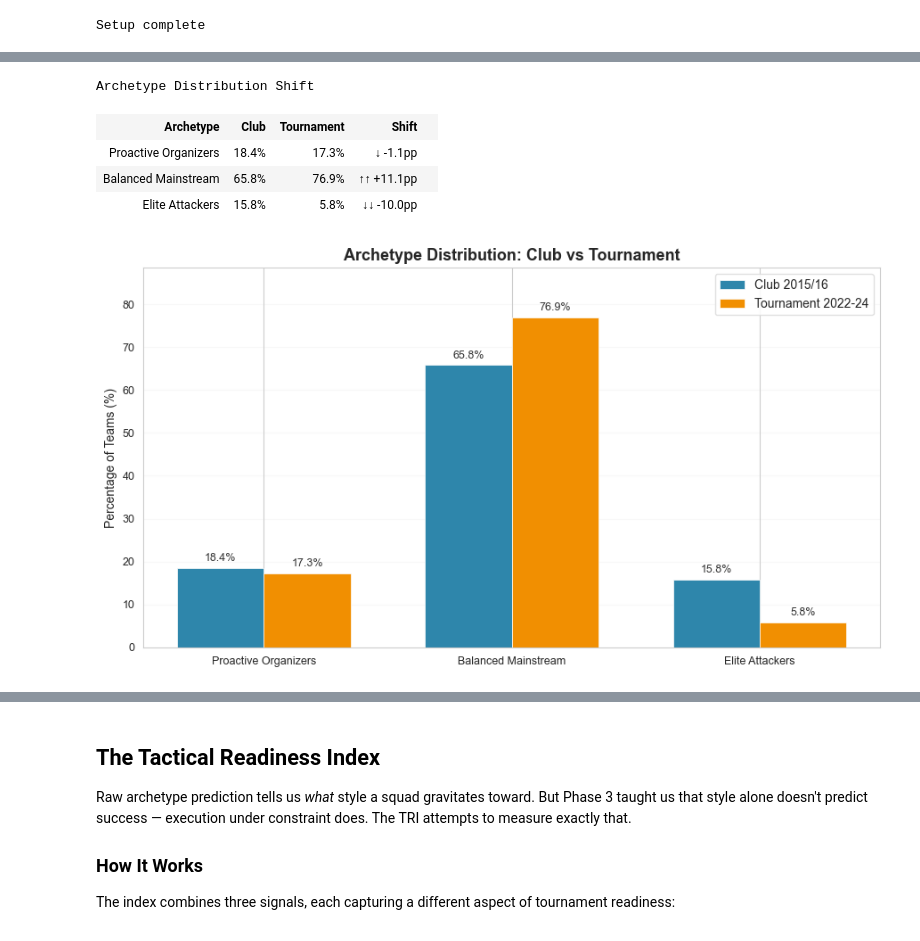
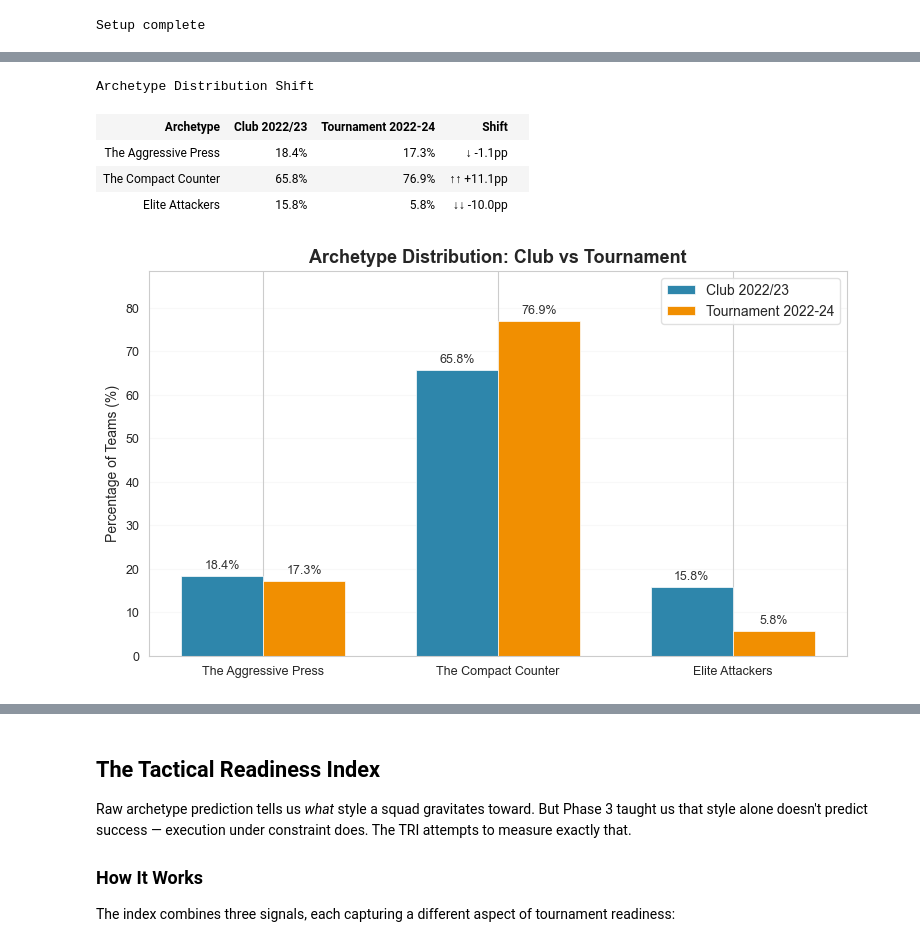
Before and after one commit to soh364/soccer-analytics-capstone-XOh, a Jupyter notebook: eda/EDA_Soomi.ipynb, the cells around one changed output, grey strips where cells are left out. Cells and saved outputs as stored; diff of their text form; code cells hidden in the pictures.

```diff
--- a/eda/EDA_Soomi.ipynb
+++ b/eda/EDA_Soomi.ipynb
@@ -110,5 +122,7 @@ between clusters, where lower is better).
 # %%
 # Initialize clustering
+men_club_pd = men_club_pd.sort_values('team').reset_index(drop=True)
+
 dimensions = [
     'possession_dominance', 'territorial_control', 'possession_efficiency',
     'progression_intensity', 'progression_method', 'buildup_complexity',
@@ -184,4 +179,11 @@ even as individual implementations vary.
 # %%
+# Define archetype names
+archetype_names = {
+    0: 'The Aggressive Press',
+    1: 'The Compact Counter',
+    2: 'Elite Attackers'
+}
+
 # Characterize
 characterization = clusterer.characterize_archetypes(
     men_club_pd,
@@ -189,7 +191,9 @@ characterization = clusterer.characterize_archetypes(
     clustering_results['labels'],
     archetype_names
 )
+#clustering.print_archetype_summary(characterization)
+fig_radars = plot_archetype_radars(cluster_centers, dimensions, archetype_names, men_club_pd)
+
 clustering.print_archetype_summary(characterization)
-fig_radars = plot_archetype_radars(cluster_centers, dimensions, archetype_names, men_club_pd)
 # %% [output]
 Archetype Profiles
@@ -273,11 +256,4 @@ international football.
 # %%
-# Define archetype names
-archetype_names = {
-    0: "Proactive Organizers",
-    1: "Balanced Mainstream",
-    2: "Elite Attackers"
-}
-
 men_club_pd['archetype_name'] = men_club_pd['cluster'].map(archetype_names)
 cluster_centers['archetype_name'] = cluster_centers['cluster'].map(archetype_names)
 
@@ -517,17 +357,18 @@ how far they go (their tournament progression). The question is simple:
 # %%
-shift_df = analyze_archetype_shift(recent_club_pd, men_tournament_pd, archetype_names)
+shift_df = analyze_archetype_shift(
+    recent_club_pd, men_tournament_pd, archetype_names,
+    baseline_col='assigned_archetype', tournament_col='assigned_archetype'
+)
 
-# Table
-print_archetype_shift_table(shift_df)
+print_archetype_shift_table(shift_df, baseline_label='Club 2022/23', tournament_label='Tournament 2022-24')
 
-# Chart
-fig, ax = plot_archetype_shift(shift_df)
-plt.savefig('archetype_distribution_shift.png', dpi=150, bbox_inches='tight')
+fig, ax = plot_archetype_shift(shift_df, baseline_label='Club 2022/23', tournament_label='Tournament 2022-24')
+plt.savefig('archetype_shift.png', dpi=150, bbox_inches='tight')
 plt.show()
 # %% [output]
 Archetype Distribution Shift
-| Archetype | Club | Tournament | Shift |  |
-| Proactive Organizers | 18.4% | 17.3% | ↓ -1.1pp |  |
-| Balanced Mainstream | 65.8% | 76.9% | ↑↑ +11.1pp |  |
+| Archetype | Club 2022/23 | Tournament 2022-24 | Shift |  |
+| The Aggressive Press | 18.4% | 17.3% | ↓ -1.1pp |  |
+| The Compact Counter | 65.8% | 76.9% | ↑↑ +11.1pp |  |
 | Elite Attackers | 15.8% | 5.8% | ↓↓ -10.0pp |  |
-[figure, old version]
+[figure, new version]
```
Also changed, not shown: parts of 35 cells of this notebook, 5 other files.
